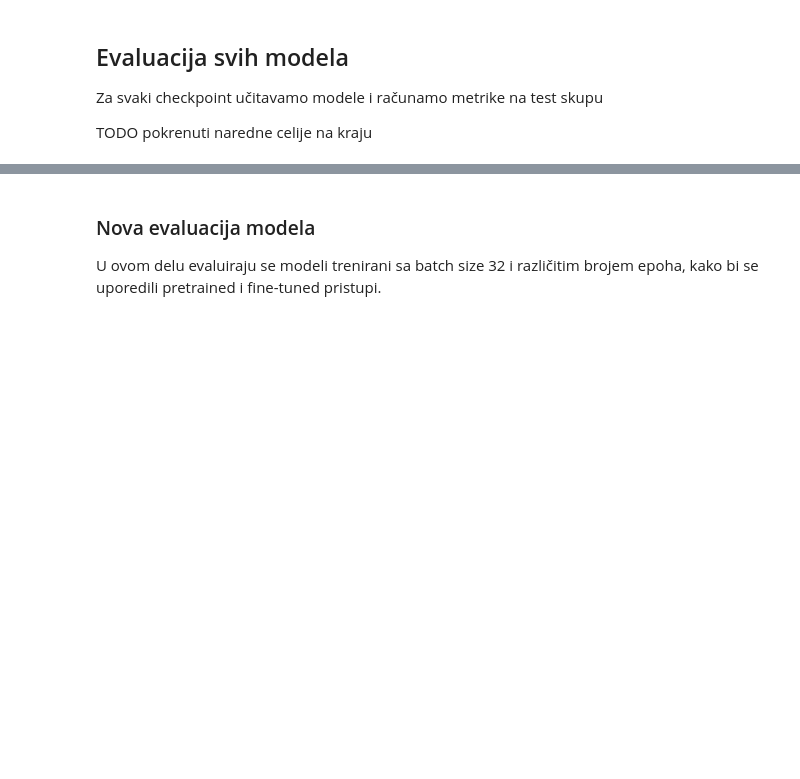
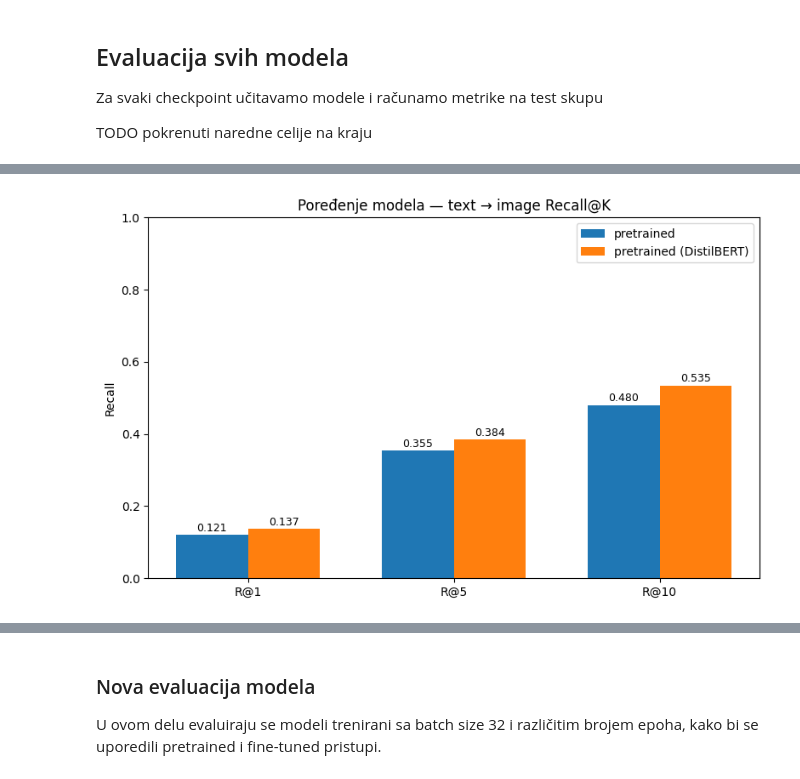
Before and after one commit to amilutinovic/mini-clip, a Jupyter notebook: 05_evaluation.ipynb, the cells around one changed output, grey strips where cells are left out. Saved outputs shown, nothing was run; the diff lists cells and outputs as text; code cells hidden in the pictures; blank space fills up the shorter version.

Commit message:
Add evaluation of new models with different text encoder

```diff
--- a/05_evaluation.ipynb
+++ b/05_evaluation.ipynb
@@ -165,13 +185,23 @@ def encode_all_images(image_encoder, batch_size=32):
     return torch.cat(all_emb, dim=0)
 # %%
 @torch.no_grad()
-def encode_all_captions(text_encoder, batch_size=32):
+def encode_all_captions(text_encoder, text_mode, batch_size=32):
     text_encoder.eval()
     all_emb = []
     for start in range(0, n_captions, batch_size):
         chunk = test_df.iloc[start:start+batch_size]
-        input_ids = torch.tensor(chunk["input_ids"].tolist(), dtype=torch.long).to(DEVICE)
-        attention_mask = torch.tensor(chunk["attention_mask"].tolist(), dtype=torch.long).to(DEVICE)
+
+        if text_mode == "vocab":
+            input_ids = torch.tensor(chunk["input_ids"].tolist(), dtype=torch.long).to(DEVICE)
+            attention_mask = torch.tensor(chunk["attention_mask"].tolist(), dtype=torch.long).to(DEVICE)
+        else:  # "bert"
+            encoded = bert_tokenizer(
+                chunk["caption"].tolist(), padding=True, truncation=True,
+                max_length=MAX_LENGTH, return_tensors="pt"
+            )
+            input_ids = encoded["input_ids"].to(DEVICE)
+            attention_mask = encoded["attention_mask"].to(DEVICE)
+
         all_emb.append(text_encoder(input_ids, attention_mask).cpu())
     return torch.cat(all_emb, dim=0)
 # %% [markdown]
@@ -266,0 +305,28 @@ results_df.round(4)
+# %%
+k_columns = [f"text2image_R@{k}" for k in K_VALS]
+
+fig, ax = plt.subplots(figsize=(8, 5))
+
+x = np.arange(len(k_columns))
+width = 0.35
+
+for i, (_, row) in enumerate(results_df.iterrows()):
+    values = row[k_columns].values.astype(float)
+    ax.bar(x + i * width, values, width, label=row["model"])
+
+ax.set_xticks(x + width * (len(results_df) - 1) / 2)
+ax.set_xticklabels([f"R@{k}" for k in K_VALS])
+ax.set_ylabel("Recall")
+ax.set_title("Poređenje modela — text → image Recall@K")
+ax.legend()
+ax.set_ylim(0, 1)
+
+for i, (_, row) in enumerate(results_df.iterrows()):
+    values = row[k_columns].values.astype(float)
+    for xi, v in zip(x + i * width, values):
+        ax.text(xi, v + 0.01, f"{v:.3f}", ha="center", fontsize=9)
+
+plt.tight_layout()
+plt.show()
+# %% [output]
+[figure, added]
```
Also changed, not shown: parts of 17 cells of this notebook, 2 other files.
